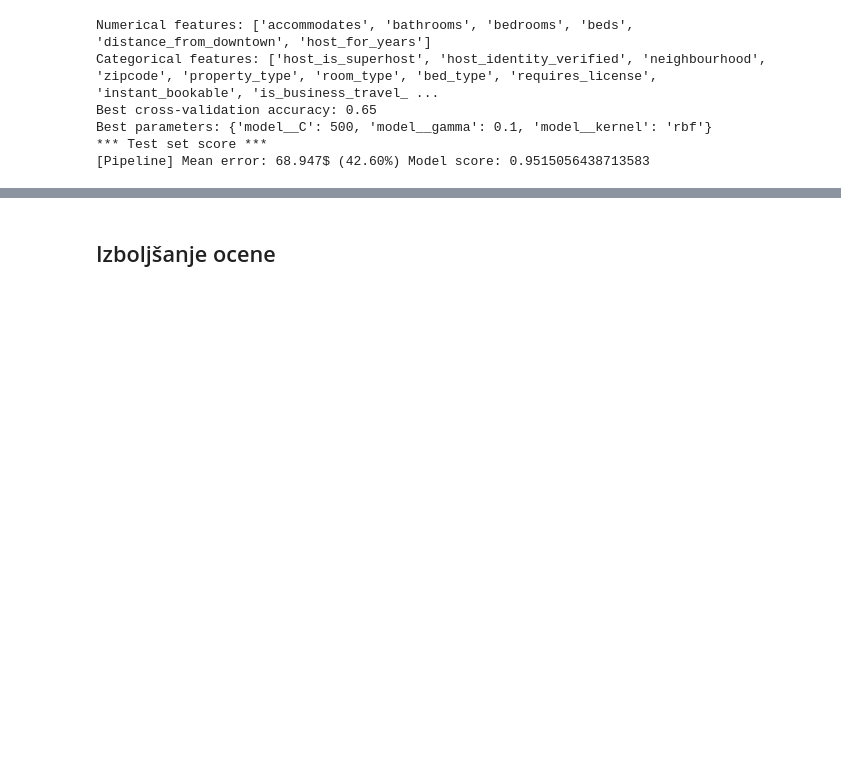
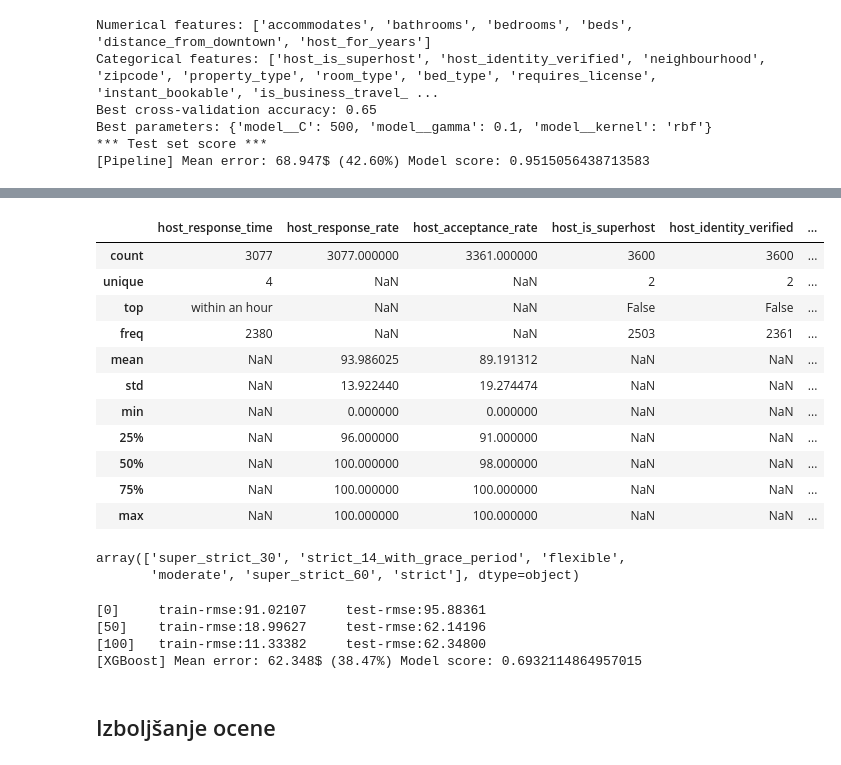
Before and after one commit to icta-tecaji/python-machine-learning-public, a Jupyter notebook: 03_Feature_Engineering/10_General_example.ipynb, the cells around one changed output, grey strips where cells are left out. Saved outputs shown, nothing was run; the diff lists cells and outputs as text; code cells hidden in the pictures; blank space fills up the shorter version.

```diff
--- a/03_Feature_Engineering/10_General_example.ipynb
+++ b/03_Feature_Engineering/10_General_example.ipynb
@@ -394,0 +397,3 @@ Best parameters: {'model__C': 500, 'model__gamma': 0.1, 'model__kernel': 'rbf'}
+# %%
+airbnb_boston = pd.read_pickle("./data/boston_listings_clean2.pkl")
+airbnb_boston.info()
@@ -394,0 +427,20 @@ Best parameters: {'model__C': 500, 'model__gamma': 0.1, 'model__kernel': 'rbf'}
+# %%
+airbnb_boston.describe(include="all")
+# %% [output]
+|  | host_response_time | host_response_rate | host_acceptance_rate | host_is_superhost | host_identity_verified | ... |
+| count | 3077 | 3077.000000 | 3361.000000 | 3600 | 3600 | ... |
+| unique | 4 | NaN | NaN | 2 | 2 | ... |
+| top | within an hour | NaN | NaN | False | False | ... |
+| freq | 2380 | NaN | NaN | 2503 | 2361 | ... |
+| mean | NaN | 93.986025 | 89.191312 | NaN | NaN | ... |
+| std | NaN | 13.922440 | 19.274474 | NaN | NaN | ... |
+| min | NaN | 0.000000 | 0.000000 | NaN | NaN | ... |
+| 25% | NaN | 96.000000 | 91.000000 | NaN | NaN | ... |
+| 50% | NaN | 100.000000 | 98.000000 | NaN | NaN | ... |
+| 75% | NaN | 100.000000 | 100.000000 | NaN | NaN | ... |
+| max | NaN | 100.000000 | 100.000000 | NaN | NaN | ... |
+# %%
+airbnb_boston["cancellation_policy"].unique()
+# %% [output]
+array(['super_strict_30', 'strict_14_with_grace_period', 'flexible',
+       'moderate', 'super_strict_60', 'strict'], dtype=object)
@@ -395,2 +483,10 @@ Best parameters: {'model__C': 500, 'model__gamma': 0.1, 'model__kernel': 'rbf'}
+# %%
+params = {"objective": "reg:squarederror", "tree_method":"hist"}
+run_XGBoost_regressor(airbnb_boston, params)
+# %% [output]
+[0]     train-rmse:91.02107     test-rmse:95.88361
+[50]    train-rmse:18.99627     test-rmse:62.14196
+[100]   train-rmse:11.33382     test-rmse:62.34800
+[XGBoost] Mean error: 62.348$ (38.47%) Model score: 0.6932114864957015
 # %% [markdown]
 ## Izboljšanje ocene
```
Also changed, not shown: parts of 4 cells of this notebook.
